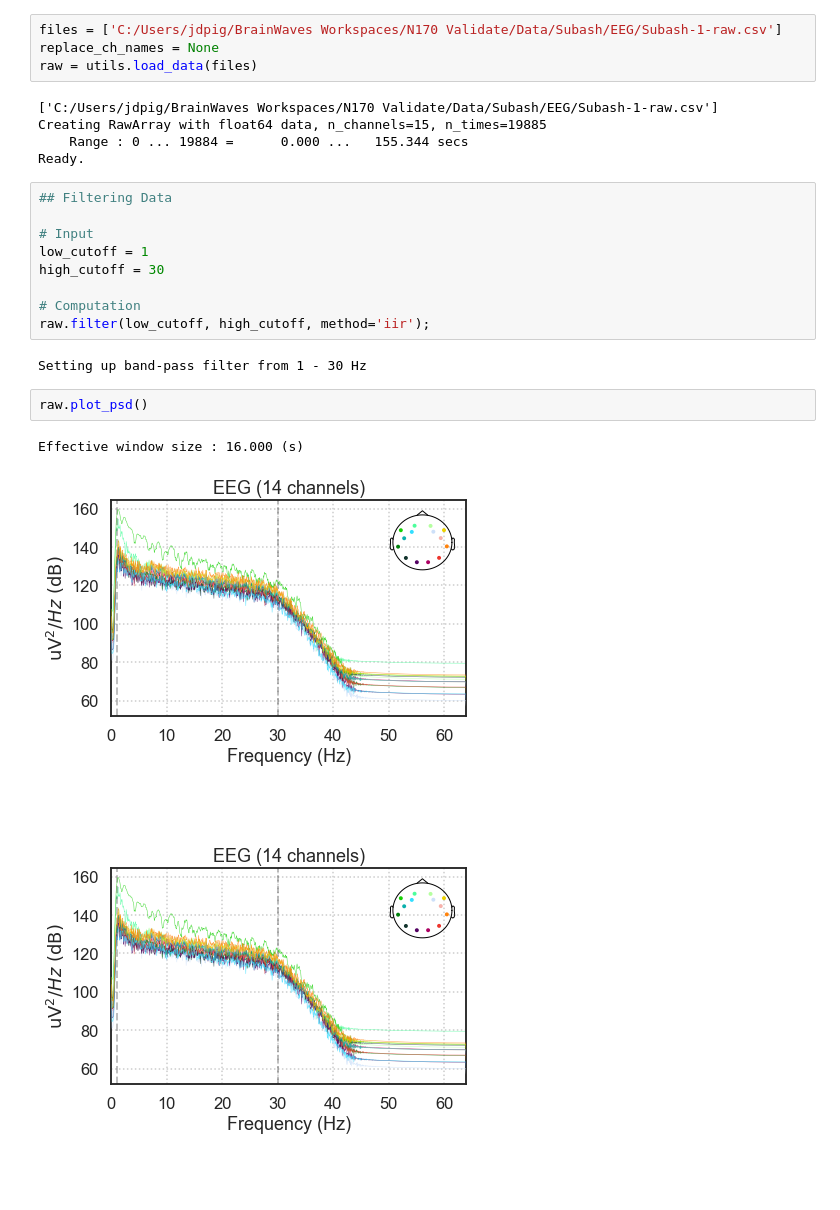
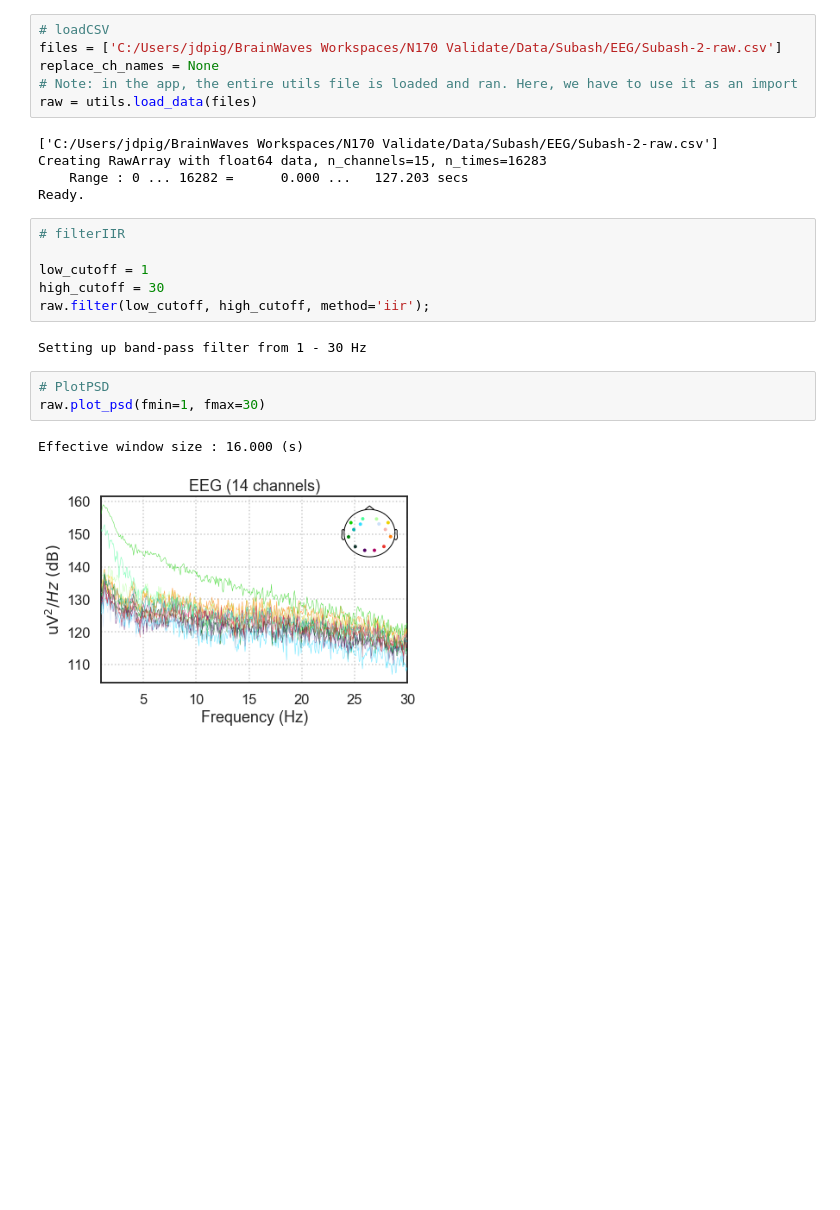
Before and after one commit to makebrainwaves/BrainWaves, a Jupyter notebook: notebooks/N170 Emotiv Analysis.ipynb, the cells around one changed output. Drawn from its saved outputs; the diff is of its cells as text; blank space fills up the shorter version.

```diff
--- a/notebooks/N170 Emotiv Analysis.ipynb
+++ b/notebooks/N170 Emotiv Analysis.ipynb
@@ -18,28 +20,27 @@ import utils
 import warnings
 warnings.filterwarnings("ignore")
 # %%
-files = ['C:/Users/jdpig/BrainWaves Workspaces/N170 Validate/Data/Subash/EEG/Subash-1-raw.csv']
+# loadCSV
+files = ['C:/Users/jdpig/BrainWaves Workspaces/N170 Validate/Data/Subash/EEG/Subash-2-raw.csv']
 replace_ch_names = None
+# Note: in the app, the entire utils file is loaded and ran. Here, we have to use it as an import
 raw = utils.load_data(files)
 # %% [output]
-['C:/Users/jdpig/BrainWaves Workspaces/N170 Validate/Data/Subash/EEG/Subash-1-raw.csv']
-Creating RawArray with float64 data, n_channels=15, n_times=19885
-    Range : 0 ... 19884 =      0.000 ...   155.344 secs
+['C:/Users/jdpig/BrainWaves Workspaces/N170 Validate/Data/Subash/EEG/Subash-2-raw.csv']
+Creating RawArray with float64 data, n_channels=15, n_times=16283
+    Range : 0 ... 16282 =      0.000 ...   127.203 secs
 Ready.
 # %%
-## Filtering Data
+# filterIIR
 
-# Input
 low_cutoff = 1
 high_cutoff = 30
-
-# Computation
 raw.filter(low_cutoff, high_cutoff, method='iir');
 # %% [output]
 Setting up band-pass filter from 1 - 30 Hz
-# %%
-raw.plot_psd()
-# %% [output]
-Effective window size : 16.000 (s)
-[figure, removed]
-[figure, removed]
+# %%
+# PlotPSD
+raw.plot_psd(fmin=1, fmax=30)
+# %% [output]
+Effective window size : 16.000 (s)
+[figure, added]
```
Also changed, not shown: parts of 11 cells of this notebook.
